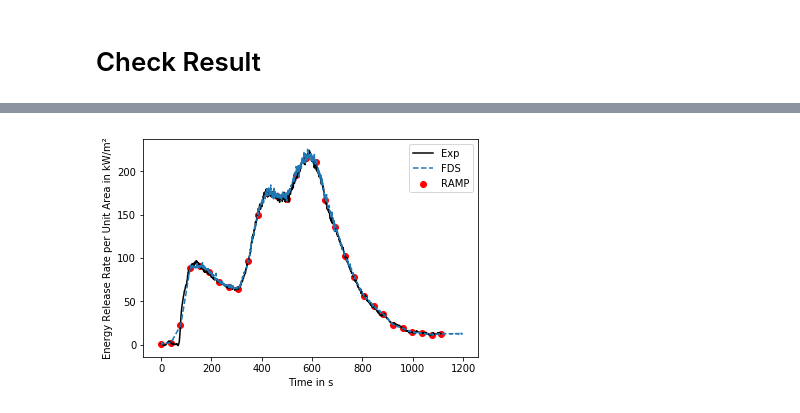
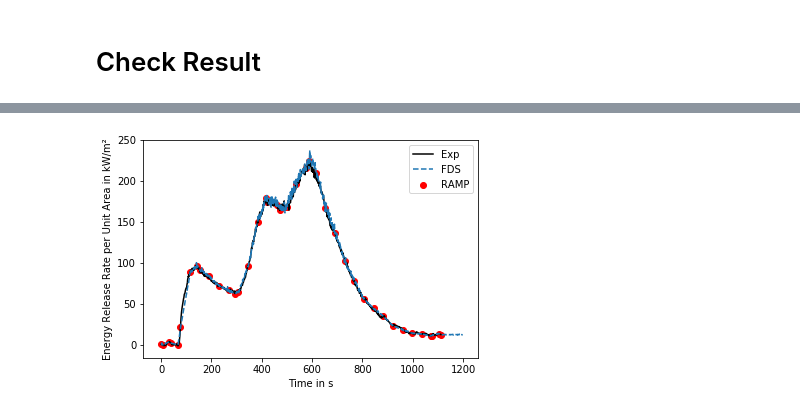
Before and after one commit to TristanHehnen/UsefulStuff, a Jupyter notebook: LabEquipment/FDSConeRAMP/FDSConeRAMP.ipynb, the cells around one changed output, grey strips where cells are left out. Cells and saved outputs as stored; diff of their text form; code cells hidden in the pictures.

Commit message:
Combined interpolated data with local extrema to create a more accurate RAMP.

```diff
--- a/LabEquipment/FDSConeRAMP/FDSConeRAMP.ipynb
+++ b/LabEquipment/FDSConeRAMP/FDSConeRAMP.ipynb
@@ -141,8 +141,12 @@ interpolated_y = np.interp(x=x_vals,
                            fp=df[column_label_y],
                            right=df[column_label_y].tail(1))
 
-# Plot results
-plt.scatter(x_vals, interpolated_y, c='g')
+# Collect new data points in DataFrame.
+ramp_df = pd.DataFrame({'Time': x_vals,
+                        'HRR': interpolated_y})
+
+# Plot results.
+plt.scatter(ramp_df.Time, ramp_df.HRR, c='g')
 plt.plot(df[column_label_x], df[column_label_y]);
 # %% [output]
 Data points: 1113
@@ -150,3 +156,33 @@ Data points: 1113
+# %%
+# Get local extrema.
+local_extrema = [cone_data['min'].notnull(),
+                 cone_data['max'].notnull()]
+
+for extrema in local_extrema:
+    for id_extr, extremum in enumerate(extrema):
+        # Find location of extremum.
+        if extremum:
+            hrr_val = cone_data.iloc[id_extr]['HRR (kW/m2)']
+
+            # Prevent negative values to be chosen.
+            if hrr_val < 0:
+                new_time = cone_data.iloc[id_extr]['Time (s)']
+                new_hrr = np.float64(0.0)
+            else:
+                new_time = cone_data.iloc[id_extr]['Time (s)']
+                new_hrr = cone_data.iloc[id_extr]['HRR (kW/m2)']
+
+            # Create DataFrame of new row to be inserted into
+            # the DataFrame with the interpolated values.
+            new_row = pd.DataFrame({'Time': new_time,
+                                    'HRR': new_hrr},
+                                   index=[0])
+
+            # Add new row into the interpolated DataFrame.
+            ramp_df = pd.concat([new_row, ramp_df]).reset_index(drop=True)
+
+# Sort DataFrame by the time values.
+ramp_df = ramp_df.sort_values(by=['Time']).reset_index(drop=True)
 # %% [markdown]
 # Create RAMP Input
 # %%
@@ -231,19 +267,22 @@ fds_hrr_df.head()
 # %%
 # Plot results
+# Experimental data.
 plt.plot(df[column_label_x],
          df[column_label_y], c='k',
          label='Exp')
-plt.scatter(x_vals, interpolated_y,
+# Data points of the RAMP.
+plt.scatter(ramp_df.Time, ramp_df.HRR,
             c='r', label='RAMP')
+# Response from FDS.
 plt.plot(fds_hrr_df.Time,
          fds_hrr_df.HRR/(0.1**2),
          linestyle='dashed',
          label='FDS');
 
 plt.legend()
 
 # plt.title('Energy Release Rate per Unit Area')
 plt.xlabel('Time in s')
 plt.ylabel('Energy Release Rate per Unit Area in kW/m²');
 # %% [output]
-[figure, old version]
+[figure, new version]
```
Also changed, not shown: parts of 4 cells of this notebook, 2 other files.
